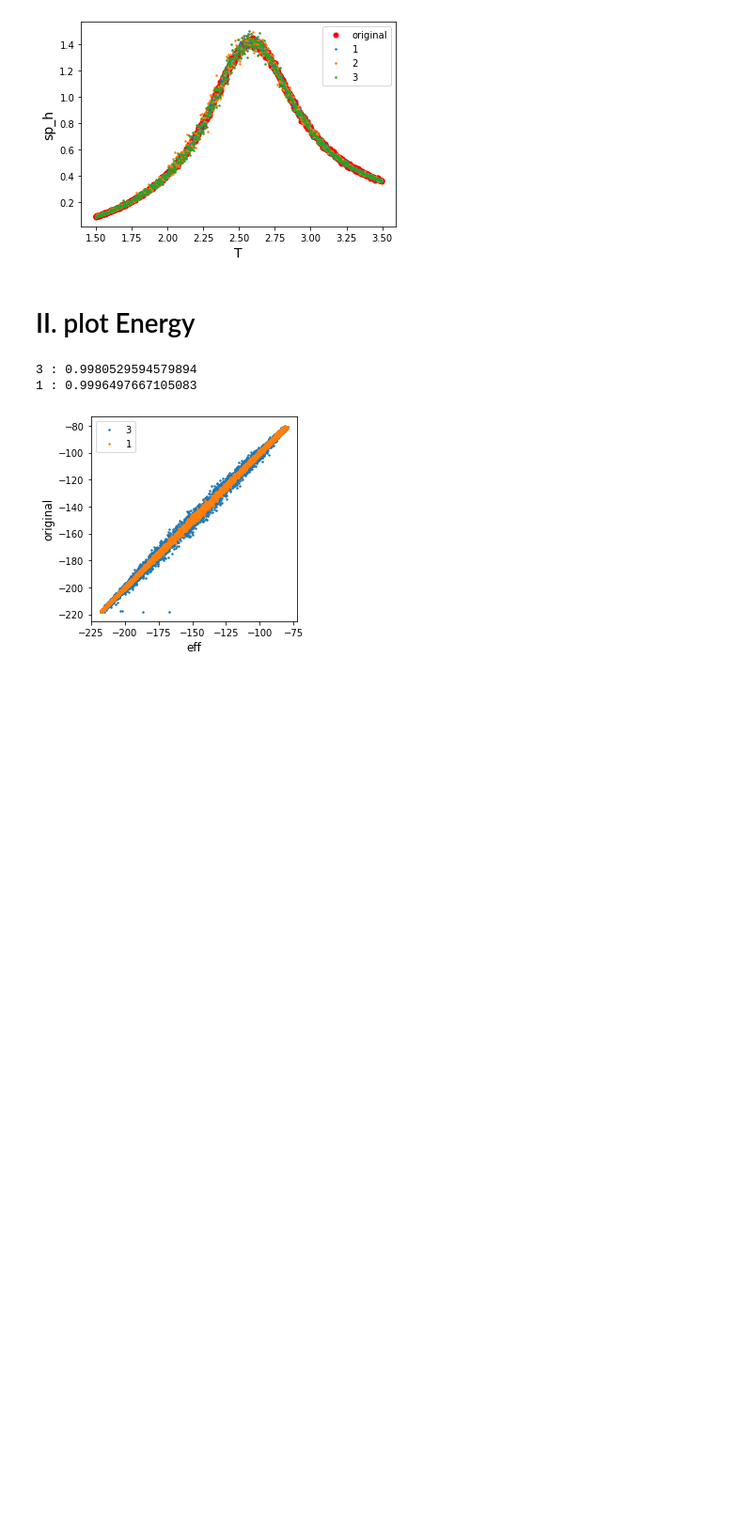
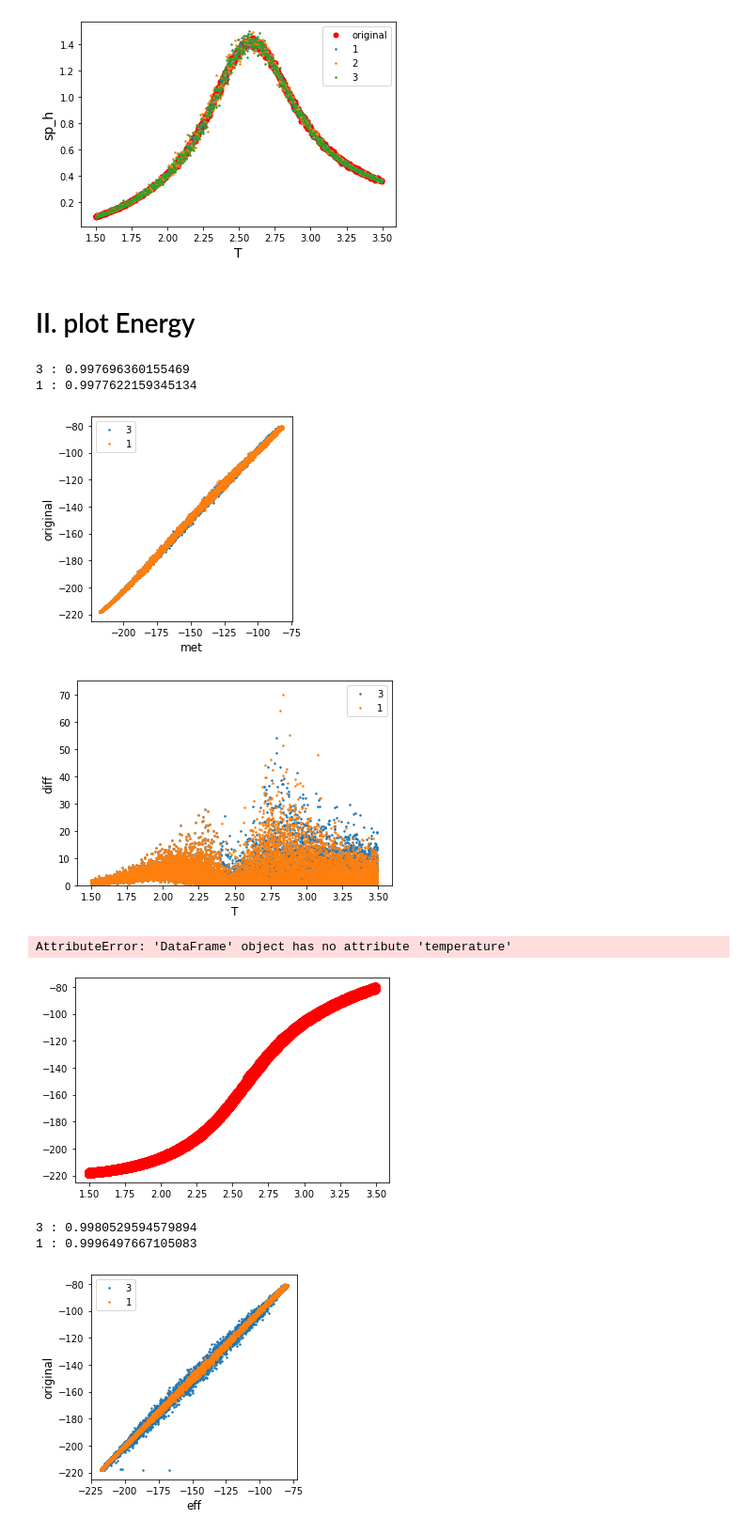
Before and after one commit to aadeliee22/MCMCIsing_SLMC, a Jupyter notebook: python/5th+6th/plaquette&fit.ipynb, the cells around one changed output. Shown at 94% size. Saved outputs shown, nothing was run; the diff lists cells and outputs as text; code cells hidden in the pictures; blank space fills up the shorter version.

```diff
--- a/python/5th+6th/plaquette&fit.ipynb
+++ b/python/5th+6th/plaquette&fit.ipynb
@@ -68,40 +68,47 @@ Plaquette & Fitted of L=10
 fit = []
 labels = ['3', '1']
 target = 'met' # met, eff, srch
-fit_path = '../txtfiles-6/plot_ene/' + target
+fit_path = '../txtfiles-6/plot_ene/met/' + target
 fit.append(pd.read_csv(fit_path + '_3_1024.txt', sep = ' ', header = 1))
 fit.append(pd.read_csv(fit_path + '_1_1024.txt', sep = ' ', header = 1))
-#fit.append(pd.read_csv(fit_path + '_3_2048.txt', sep = ' ', header = 1))
-#fit.append(pd.read_csv(fit_path + '_1_2048.txt', sep = ' ', header = 1))
+fit.append(pd.read_csv(fit_path + '_3_2048.txt', sep = ' ', header = 1))
+fit.append(pd.read_csv(fit_path + '_1_2048.txt', sep = ' ', header = 1))
 #fit.append(pd.read_csv(fit_path + '_1_4096.txt', sep = ' ', header = 1))
 #fit.append(pd.read_csv(fit_path + '_3_4096.txt', sep = ' ', header = 1))
 
 for i in range (int(len(fit)/2)): # 1024, 2048, 4096
     for j in range (len(labels)): # nnn nth = 1, 3
         R2 = 1 - np.sum((np.array(fit[2*i+j].e) - np.array(q.e))**2) / np.sum((fit[2*i+j].e - np.average(fit[2*i+j].e))**2)
         print(labels[j], ":", R2)
         plt.plot(fit[2*i+j].e, q.e, '.', markersize = 3, label = labels[j])
     plt.gca().set_aspect('equal', adjustable='box')
     plt.xlabel(target, fontsize=12)
     plt.ylabel('original', fontsize=12)
     plt.legend()
     plt.show()
 
     for j in range (2):
         plt.plot(q.temp, (np.array(fit[2*i+j].e) - np.array(q.e))**2, '.', markersize = 3, label=labels[j])
     plt.ylim(0, 75)
     plt.xlabel('T', fontsize=12)
     plt.ylabel('diff', fontsize=12)
     plt.legend()
     plt.show()
 
     plt.plot(q.temp, q.e, 'r.', markersize = 20, markerfacecolor = None, label='org')
     for j in range (2):
-        plt.plot(fit[2*i+j].temperature, fit[2*i+j].e, '.', markersize = 3, label=labels[j])
+        plt.plot(fit[2*i+j].temp, fit[2*i+j].e, '.', markersize = 3, label=labels[j])
     plt.xlabel('T', fontsize=12)
     plt.ylabel('diff', fontsize=12)
     plt.legend()
     plt.show()
+# %% [output]
+3 : 0.997696360155469
+1 : 0.9977622159345134
+[figure, added]
+[figure, added]
+AttributeError: 'DataFrame' object has no attribute 'temperature'
+[figure, added]
 # %%
 fit = []
 labels = ['3', '1']
```
